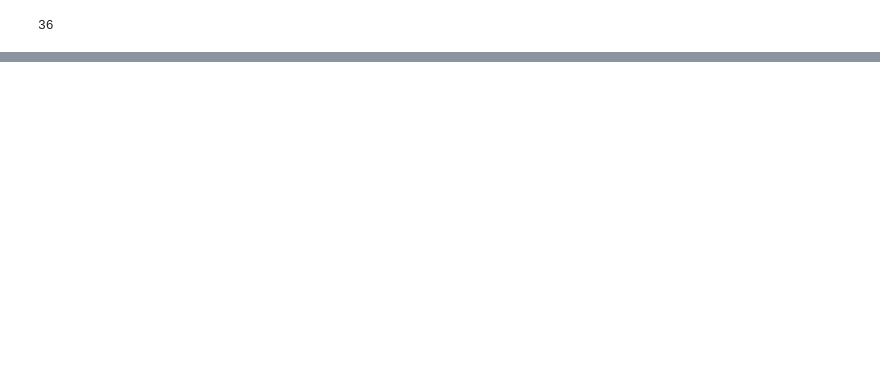
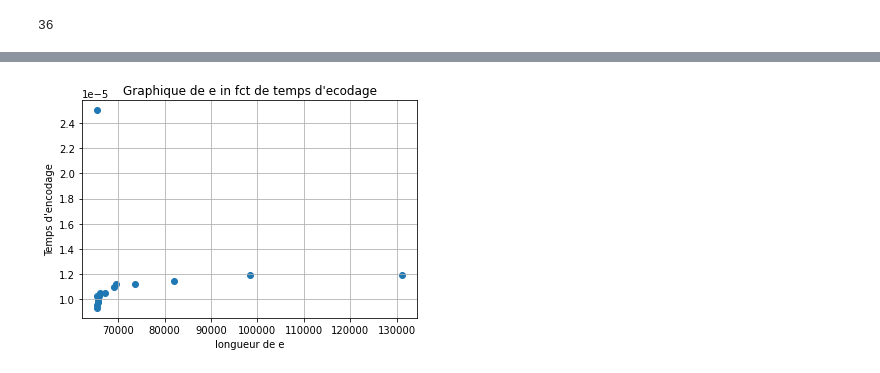
Before and after one commit to Yassmine2020/AttacksRSA, a Jupyter notebook: Diffusion large de messages.ipynb, the cells around one changed output, grey strips where cells are left out. Cells and saved outputs as stored; diff of their text form; code cells hidden in the pictures; blank space fills up the shorter version.

```diff
--- a/Diffusion large de messages.ipynb
+++ b/Diffusion large de messages.ipynb
@@ -74,0 +301,14 @@ Wall time: 6.91 µs
+# %%
+# Séparation des données en deux listes: une pour la première partie du tuple, l'autre pour la troisième
+x = e_val  # première partie du tuple
+y = [item[2] for item in resu]  # troisième partie du tuple
+
+# Création du graphique
+plt.scatter(x, y, marker='o')
+plt.xlabel('longueur de e')
+plt.ylabel('Temps d\'encodage')
+plt.title('Graphique de e in fct de temps d\'ecodage')
+plt.grid(True)
+plt.show()
+# %% [output]
+[figure, added]
```
Also changed, not shown: parts of 15 cells of this notebook, 1 other file.
